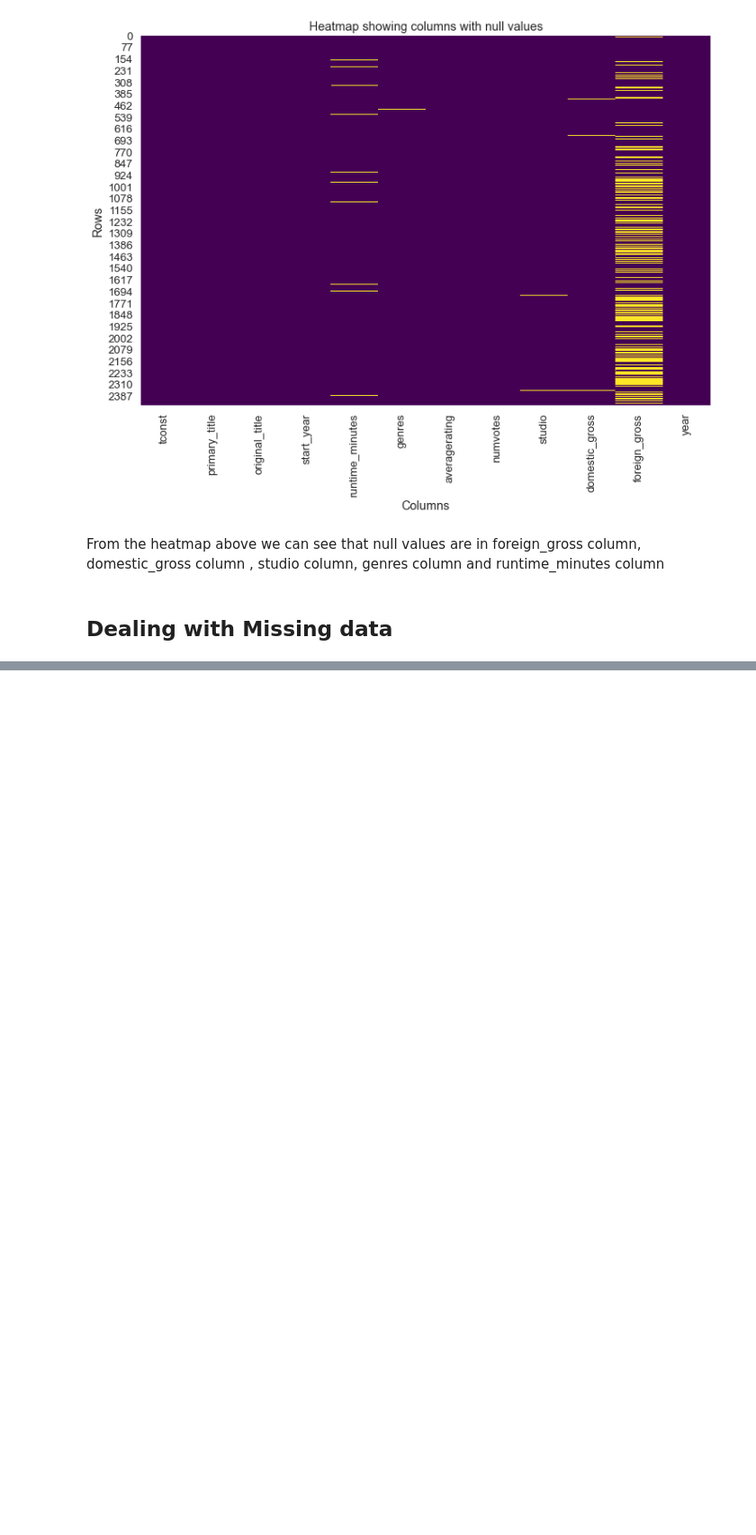
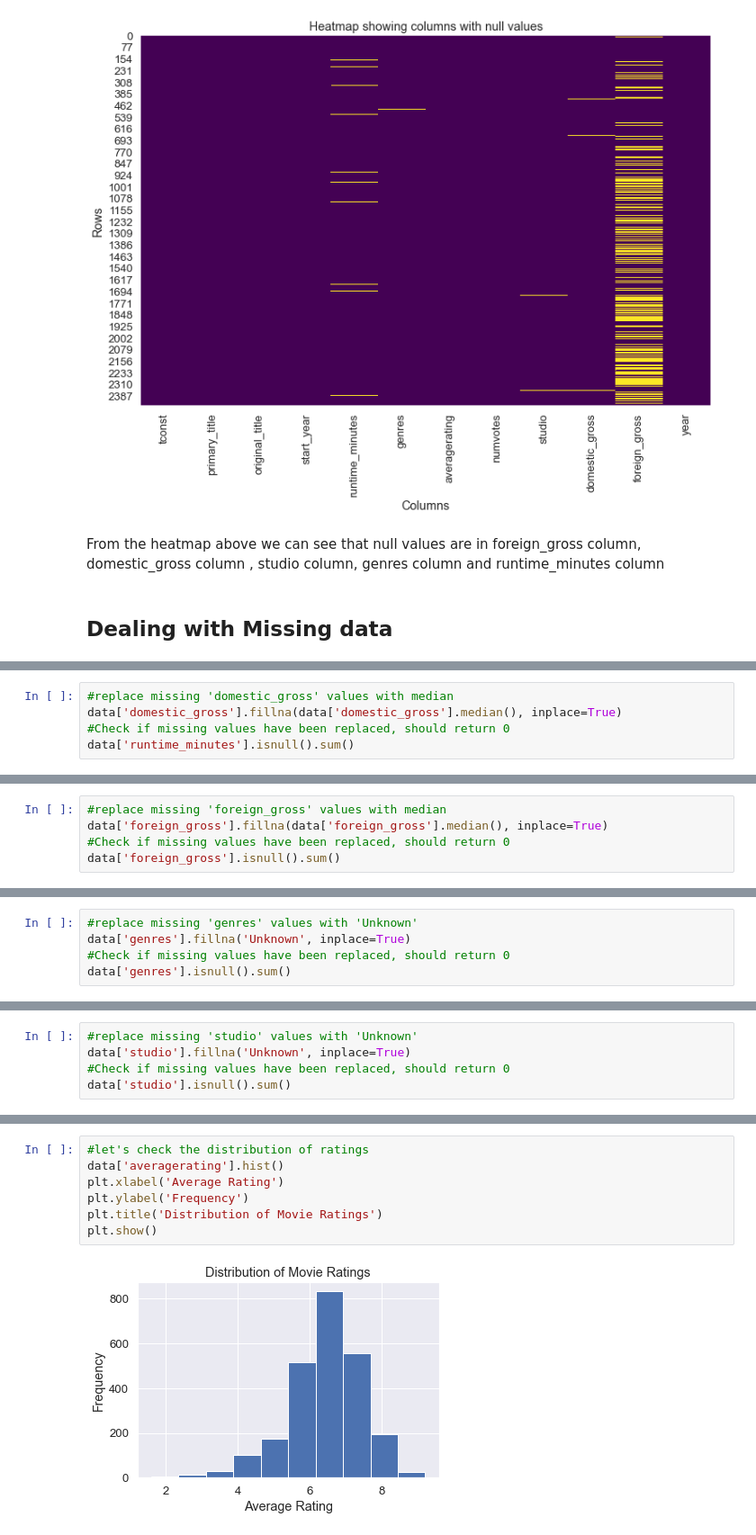
Before and after one commit to Trixiemoek/dsc-phase-1-project, a Jupyter notebook: student.ipynb, the cells around one changed output, grey strips where cells are left out. Shown at 90% size. Cells and saved outputs as stored; diff of their text form; blank space fills up the shorter version.

```diff
--- a/student.ipynb
+++ b/student.ipynb
@@ -242,0 +312,5 @@ Missing values for columns runtime_minutes is 1.328609%, genres is 0.118099%, st
+# %%
+#replace missing 'domestic_gross' values with median
+data['domestic_gross'].fillna(data['domestic_gross'].median(), inplace=True)
+#Check if missing values have been replaced, should return 0
+data['runtime_minutes'].isnull().sum()
@@ -242,0 +321,5 @@ Missing values for columns runtime_minutes is 1.328609%, genres is 0.118099%, st
+# %%
+#replace missing 'foreign_gross' values with median
+data['foreign_gross'].fillna(data['foreign_gross'].median(), inplace=True)
+#Check if missing values have been replaced, should return 0
+data['foreign_gross'].isnull().sum()
@@ -242,0 +330,5 @@ Missing values for columns runtime_minutes is 1.328609%, genres is 0.118099%, st
+# %%
+#replace missing 'genres' values with 'Unknown'
+data['genres'].fillna('Unknown', inplace=True)
+#Check if missing values have been replaced, should return 0
+data['genres'].isnull().sum()
@@ -242,0 +339,5 @@ Missing values for columns runtime_minutes is 1.328609%, genres is 0.118099%, st
+# %%
+#replace missing 'studio' values with 'Unknown'
+data['studio'].fillna('Unknown', inplace=True)
+#Check if missing values have been replaced, should return 0
+data['studio'].isnull().sum()
@@ -242,0 +382,9 @@ Missing values for columns runtime_minutes is 1.328609%, genres is 0.118099%, st
+# %%
+#let's check the distribution of ratings
+data['averagerating'].hist()
+plt.xlabel('Average Rating')
+plt.ylabel('Frequency')
+plt.title('Distribution of Movie Ratings')
+plt.show()
+# %% [output]
+[figure, added]
```
Also changed, not shown: parts of 27 cells of this notebook.
